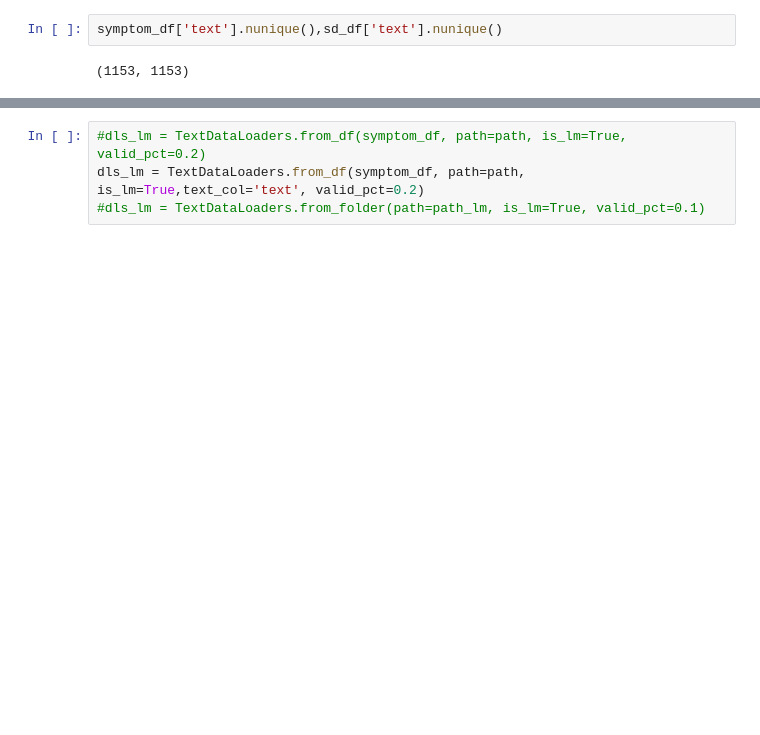
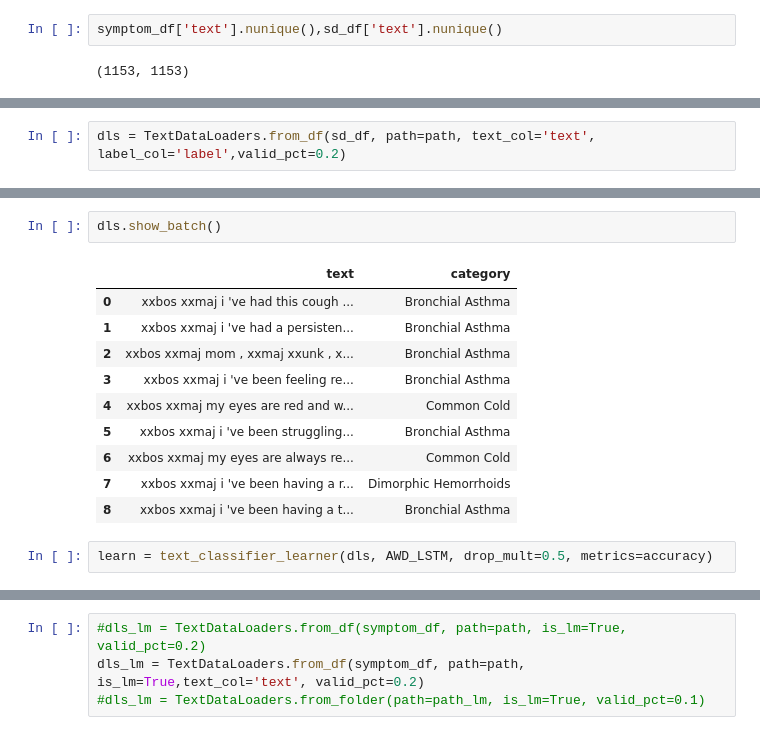
Before and after one commit to rubanzasilva/symptom_to_disease, a Jupyter notebook: symptom-disease-ulmfit_lightning.ipynb, the cells around one changed output, grey strips where cells are left out. Saved outputs shown, nothing was run; the diff lists cells and outputs as text; blank space fills up the shorter version.

```diff
--- a/symptom-disease-ulmfit_lightning.ipynb
+++ b/symptom-disease-ulmfit_lightning.ipynb
@@ -138,0 +147,2 @@ symptom_df['text'].nunique(),sd_df['text'].nunique()
+# %%
+dls = TextDataLoaders.from_df(sd_df, path=path, text_col='text', label_col='label',valid_pct=0.2)
@@ -138,0 +151,15 @@ symptom_df['text'].nunique(),sd_df['text'].nunique()
+# %%
+dls.show_batch()
+# %% [output]
+|  | text | category |
+| 0 | xxbos xxmaj i 've had this cough ... | Bronchial Asthma |
+| 1 | xxbos xxmaj i 've had a persisten... | Bronchial Asthma |
+| 2 | xxbos xxmaj mom , xxmaj xxunk , x... | Bronchial Asthma |
+| 3 | xxbos xxmaj i 've been feeling re... | Bronchial Asthma |
+| 4 | xxbos xxmaj my eyes are red and w... | Common Cold |
+| 5 | xxbos xxmaj i 've been struggling... | Bronchial Asthma |
+| 6 | xxbos xxmaj my eyes are always re... | Common Cold |
+| 7 | xxbos xxmaj i 've been having a r... | Dimorphic Hemorrhoids |
+| 8 | xxbos xxmaj i 've been having a t... | Bronchial Asthma |
+# %%
+learn = text_classifier_learner(dls, AWD_LSTM, drop_mult=0.5, metrics=accuracy)
```
Also changed, not shown: parts of 18 cells of this notebook.
